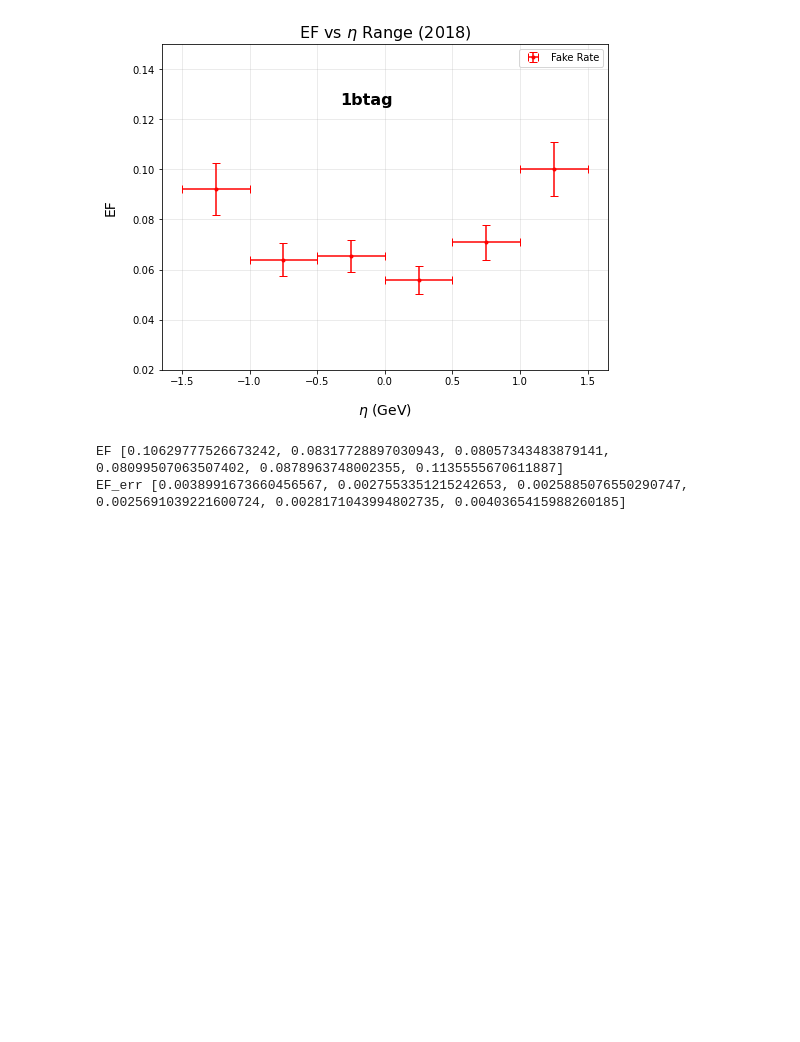
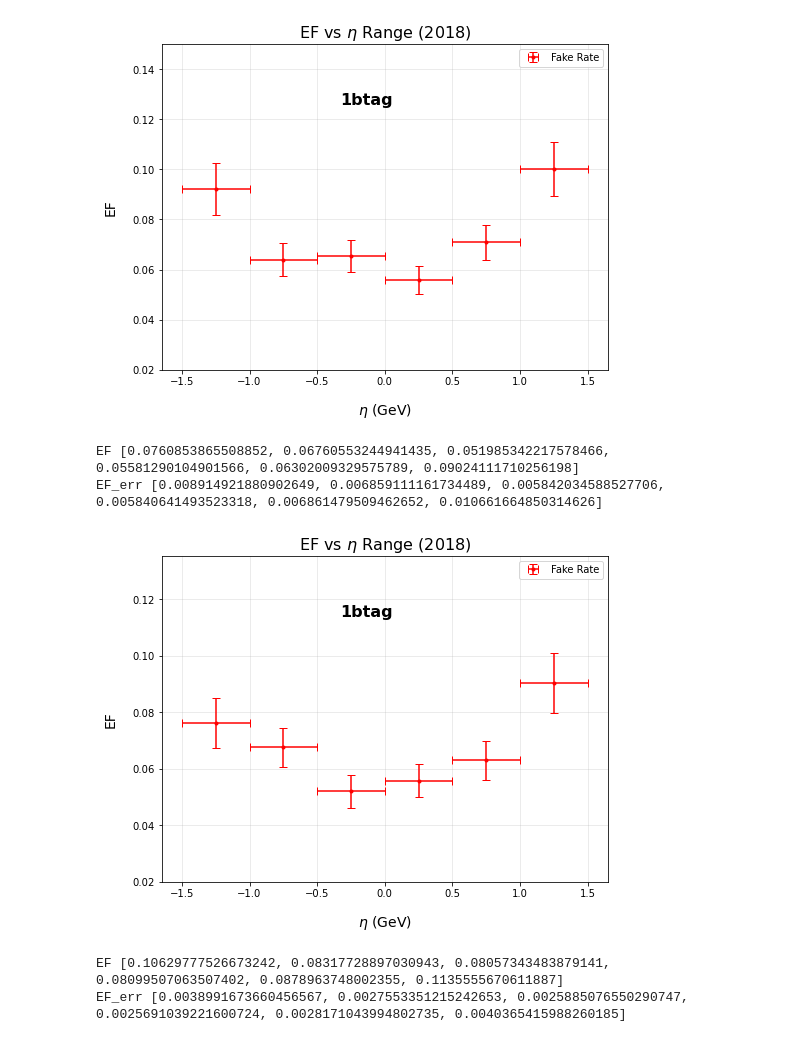
Before and after one commit to Pocket-Coffea/analysis, a Jupyter notebook: plotter/ef_evaluation.ipynb, the cells around one changed output. Drawn from its saved outputs; the diff is of its cells as text; code cells hidden in the pictures; blank space fills up the shorter version.

```diff
--- a/plotter/ef_evaluation.ipynb
+++ b/plotter/ef_evaluation.ipynb
@@ -317,6 +406,43 @@ fig.savefig("FAKERATE_eta_1b.png", bbox_inches="tight", pad_inches=0.2, facecolo
 EF [0.09224923667154743, 0.06398205398384328, 0.06538691307314072, 0.055831826401446655, 0.07087192341962395, 0.10013459430068902]
 EF_err [0.010400043138792484, 0.006618626701043963, 0.006409427913631064, 0.00573057672635082, 0.0068483073893513945, 0.010890788890435887]
 [figure]
+# %%
+total_EF = []
+total_EF_err = []
+
+for eta in EF_eta["total_mc"]["b1"].keys():
+    total_EF.append(EF_eta["total_mc"]["b1"][eta])
+for eta in EF_eta_err["total_mc"]["b1"].keys():
+    total_EF_err.append(EF_eta_err["total_mc"]["b1"][eta])
+
+print ("EF", total_EF)
+print("EF_err", total_EF_err)
+eta = [-1.25,-0.75,-0.25,0.25,0.75,1.25]
+eta_err = 0.25#,5,10,15,20,30,200]
+
+
+# Draw Plot
+fig, ax = plt.subplots(figsize=(8, 6))  #
+ax.errorbar(eta, total_EF, yerr=total_EF_err, xerr=eta_err,
+                fmt='.', color='red', label='Fake Rate', capsize=4)
+
+ax.set_xlabel("$\eta$ (GeV)", fontsize=14, labelpad=15)
+ax.set_ylabel("EF", fontsize=14, labelpad=15)
+plt.ylim(0.02, max(total_EF)*1.5)
+ax.set_title("EF vs $\eta$ Range (2018)", fontsize=16)
+ax.grid(alpha=0.3)
+ax.legend()
+ax.text(0.4, 0.85, "1btag", transform=ax.transAxes,
+               fontsize=16, fontweight='bold', va='top')
+
+
+#fig.tight_layout()
+fig.savefig("ef_plots/FAKERATE_eta_mc_1b.png", bbox_inches="tight", pad_inches=0.2, facecolor="white")
+#plt.show()
+# %% [output]
+EF [0.0760853865508852, 0.06760553244941435, 0.051985342217578466, 0.05581290104901566, 0.06302009329575789, 0.09024111710256198]
+EF_err [0.008914921880902649, 0.006859111161734489, 0.005842034588527706, 0.005840641493523318, 0.006861479509462652, 0.010661664850314626]
+[figure, added]
 # %%
 total_EF = []
 total_EF_err = []
```
Also changed, not shown: parts of 18 cells of this notebook, 9 other files.
